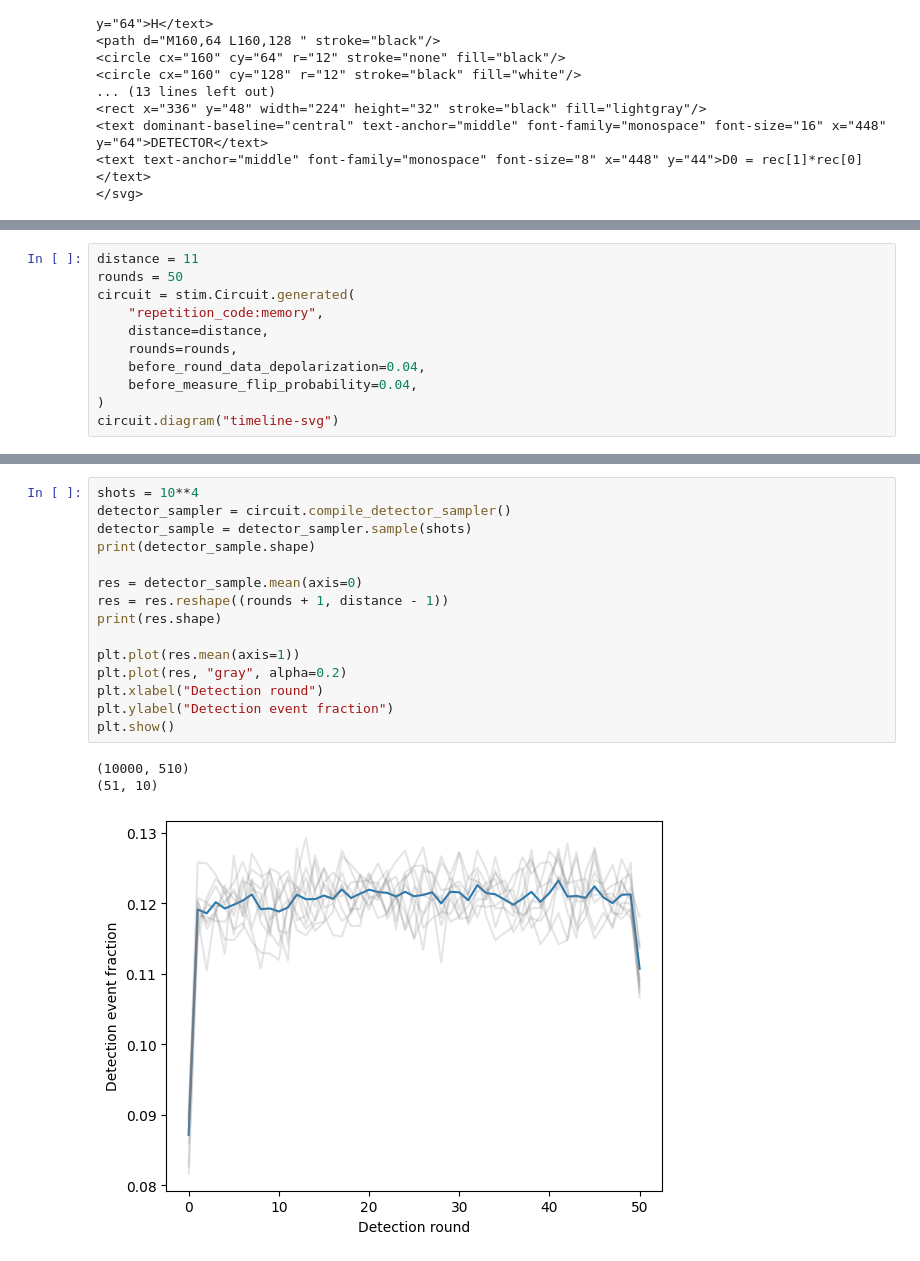
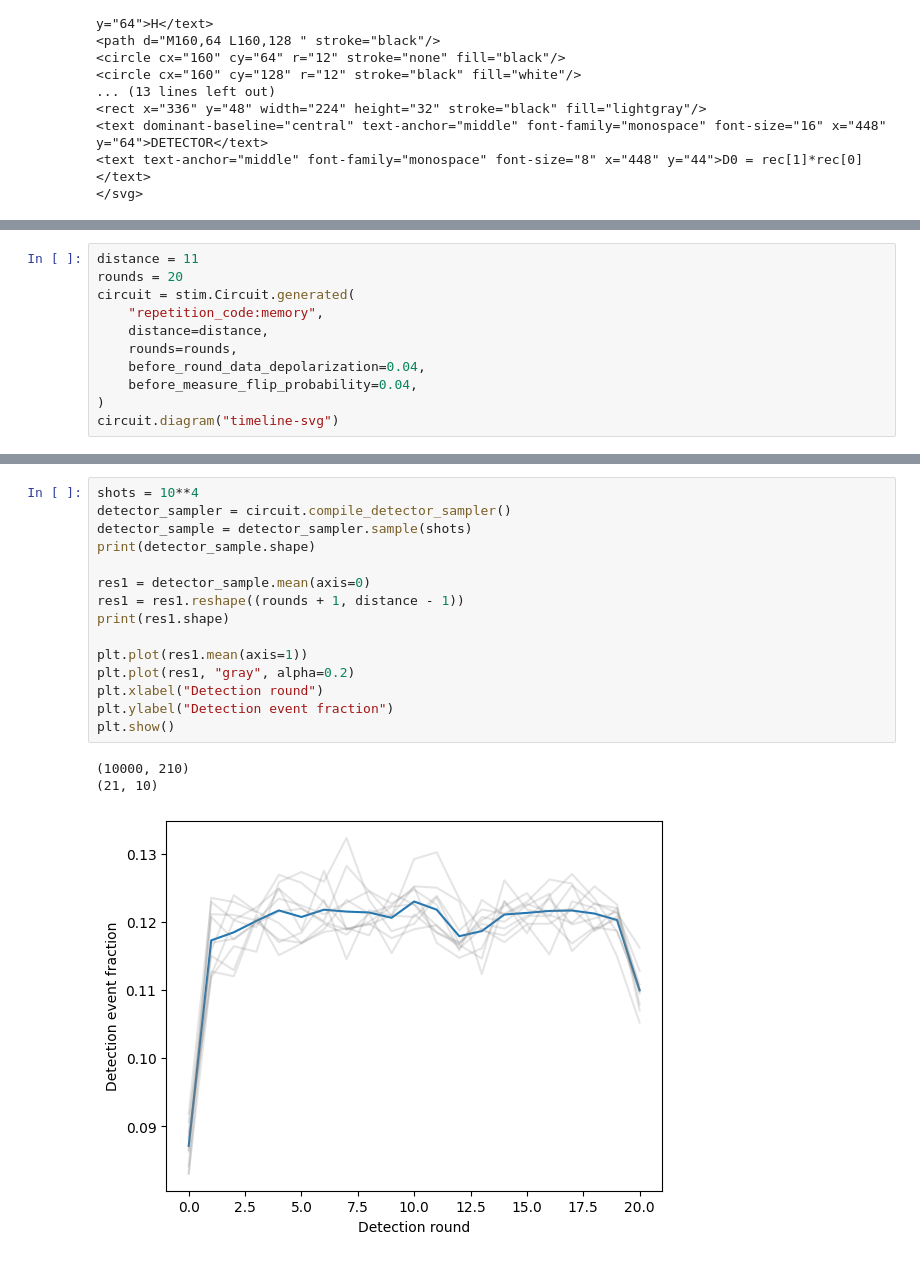
Before and after one commit to qlang-qec/qec, a Jupyter notebook: main.ipynb, the cells around one changed output, grey strips where cells are left out. Cells and saved outputs as stored; diff of their text form.

```diff
--- a/main.ipynb
+++ b/main.ipynb
@@ -85,6 +85,6 @@ print(np.sum(res) / shots, 2 * error_p * (1 - error_p))
 # %%
 distance = 11
-rounds = 50
+rounds = 20
 circuit = stim.Circuit.generated(
     "repetition_code:memory",
     distance=distance,
@@ -114,19 +114,19 @@ circuit.diagram("timeline-svg")
 # %%
 shots = 10**4
 detector_sampler = circuit.compile_detector_sampler()
 detector_sample = detector_sampler.sample(shots)
 print(detector_sample.shape)
 
-res = detector_sample.mean(axis=0)
-res = res.reshape((rounds + 1, distance - 1))
-print(res.shape)
+res1 = detector_sample.mean(axis=0)
+res1 = res1.reshape((rounds + 1, distance - 1))
+print(res1.shape)
 
-plt.plot(res.mean(axis=1))
-plt.plot(res, "gray", alpha=0.2)
+plt.plot(res1.mean(axis=1))
+plt.plot(res1, "gray", alpha=0.2)
 plt.xlabel("Detection round")
 plt.ylabel("Detection event fraction")
 plt.show()
 # %% [output]
-(10000, 510)
-(51, 10)
+(10000, 210)
+(21, 10)
-[figure, old version]
+[figure, new version]
```
Also changed, not shown: parts of 10 cells of this notebook.
